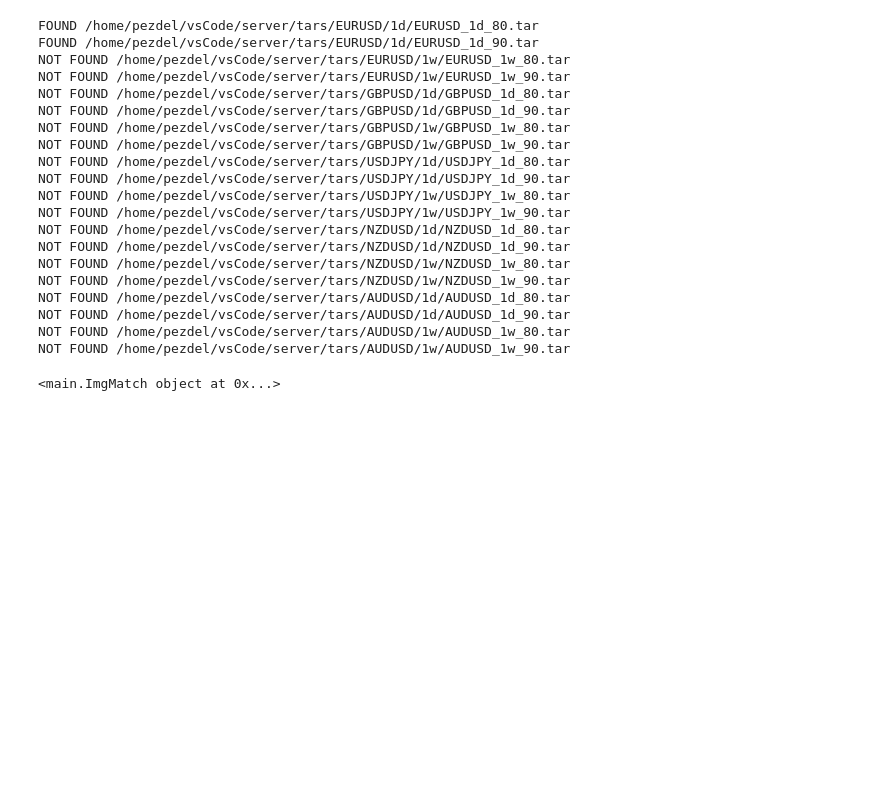
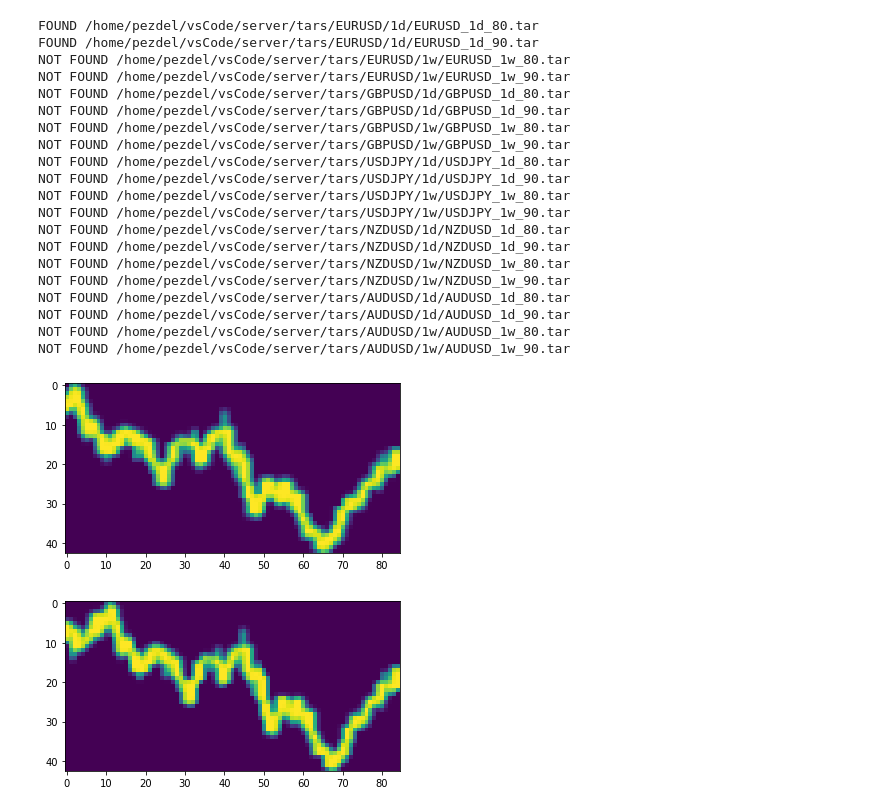
Before and after one commit to pezdel/server, a Jupyter notebook: Untitled.ipynb, the cells around one changed output. Cells and saved outputs as stored; diff of their text form; code cells hidden in the pictures; blank space fills up the shorter version.

```diff
--- a/Untitled.ipynb
+++ b/Untitled.ipynb
@@ -51,22 +131,22 @@ NOT FOUND /home/pezdel/vsCode/server/tars/AUDUSD/1d/AUDUSD_1d_80.tar
 NOT FOUND /home/pezdel/vsCode/server/tars/AUDUSD/1d/AUDUSD_1d_90.tar
 NOT FOUND /home/pezdel/vsCode/server/tars/AUDUSD/1w/AUDUSD_1w_80.tar
 NOT FOUND /home/pezdel/vsCode/server/tars/AUDUSD/1w/AUDUSD_1w_90.tar
-# %%
-print(xx)
-# %% [output]
-<main.ImgMatch object at 0x...>
 # %%
-for i in test_list:
-    tk = test_list[i]['topk']
-    path = test_list[i]['path']
-    preproc = transforms.Compose([transforms.Resize((x.h, x.w))])
+for i in xx.test_list:
+    tk = xx.test_list[i]['topk']
+    path = xx.test_list[i]['path']
+
+    preproc = transforms.Compose([transforms.Resize((xx.h, xx.w))])
     ii = os.path.exists(path)
     if ii:
         dataset = (wds.WebDataset(path).decode('torch').to_tuple('input.pyd').map_tuple(preproc))
         for index, x in enumerate(dataset):
-            if index == tk:
-                plt.imshow(x[0])
+            if index == tk[0]:
+                plt.imshow(x[0][0])
                 plt.show()
+# %% [output]
+[figure, added]
+[figure, added]
 # %%
 url = '/home/pezdel/vsCode/server/tars/EURUSD_1d_80.tar'
 preproc = transforms.Compose([transforms.Resize((48,95))])
```
Also changed, not shown: parts of 8 cells of this notebook, 3 other files.
